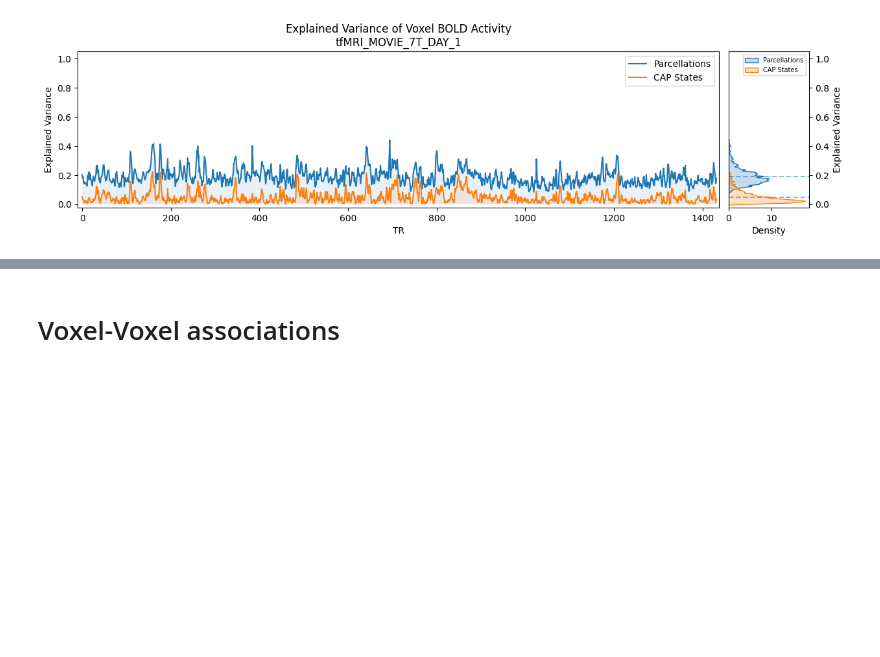
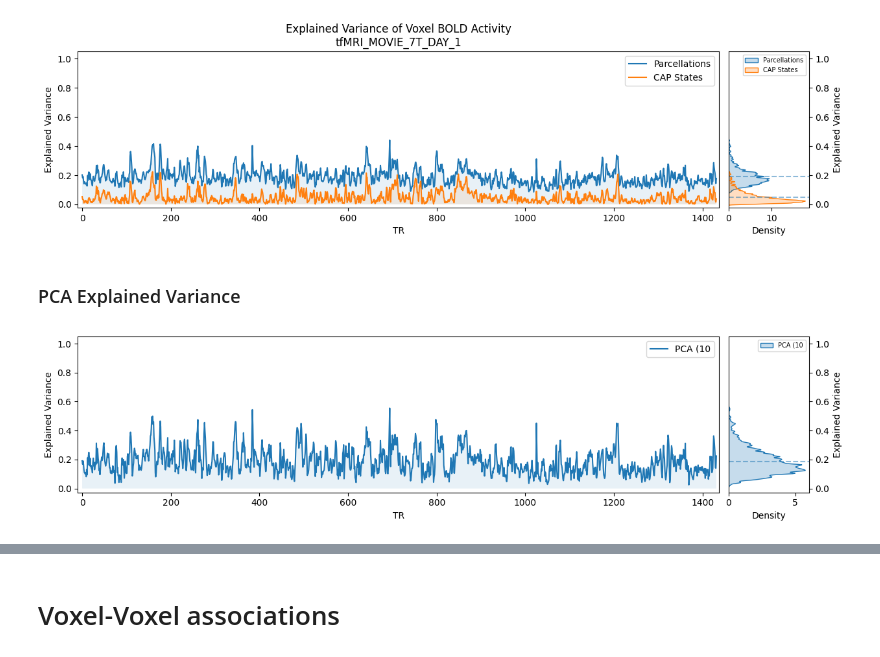
Before and after one commit to cole-khamnei/precision_mapping, a Jupyter notebook: notebooks/voxel_EDA.ipynb, the cells around one changed output, grey strips where cells are left out. Cells and saved outputs as stored; diff of their text form; code cells hidden in the pictures; blank space fills up the shorter version.

```diff
--- a/notebooks/voxel_EDA.ipynb
+++ b/notebooks/voxel_EDA.ipynb
@@ -158,3 +169,15 @@ axes[0].set_title(f"Explained Variance of Voxel BOLD Activity\n{session}")
 # %% [output]
 Text(0.5, 1.0, 'Explained Variance of Voxel BOLD Activity\ntfMRI_MOVIE_7T_DAY_1')
 [figure]
+# %% [markdown]
+### PCA Explained Variance
+# %%
+from sklearn.decomposition import PCA
+
+ni = ~np.isnan(voxelf_values).mean(axis=0).astype(bool)
+X = voxelf_values[:, ni]
+
+n_pcs = 10
+
+pca = PCA(whiten=False, n_components=n_pcs)
+v_pca = pca.fit_transform(X)
@@ -160,0 +187,9 @@ Text(0.5, 1.0, 'Explained Variance of Voxel BOLD Activity\ntfMRI_MOVIE_7T_DAY_1'
+# %%
+recon_X = v_pca @ pca.components_
+pcaf_values = np.full(voxelf_values.shape, fill_value=np.nan)
+pcaf_values[:, ni] = recon_X
+# %%
+pca_ev_s = pearsonr_hemi(voxelf_values, pcaf_values)
+axes = va.plot.evar_timeseries_plot(pca_ev_s, label=f"PCA ({n_pcs}")
+# %% [output]
+[figure, added]
```
Also changed, not shown: parts of 10 cells of this notebook, 1 other file.
